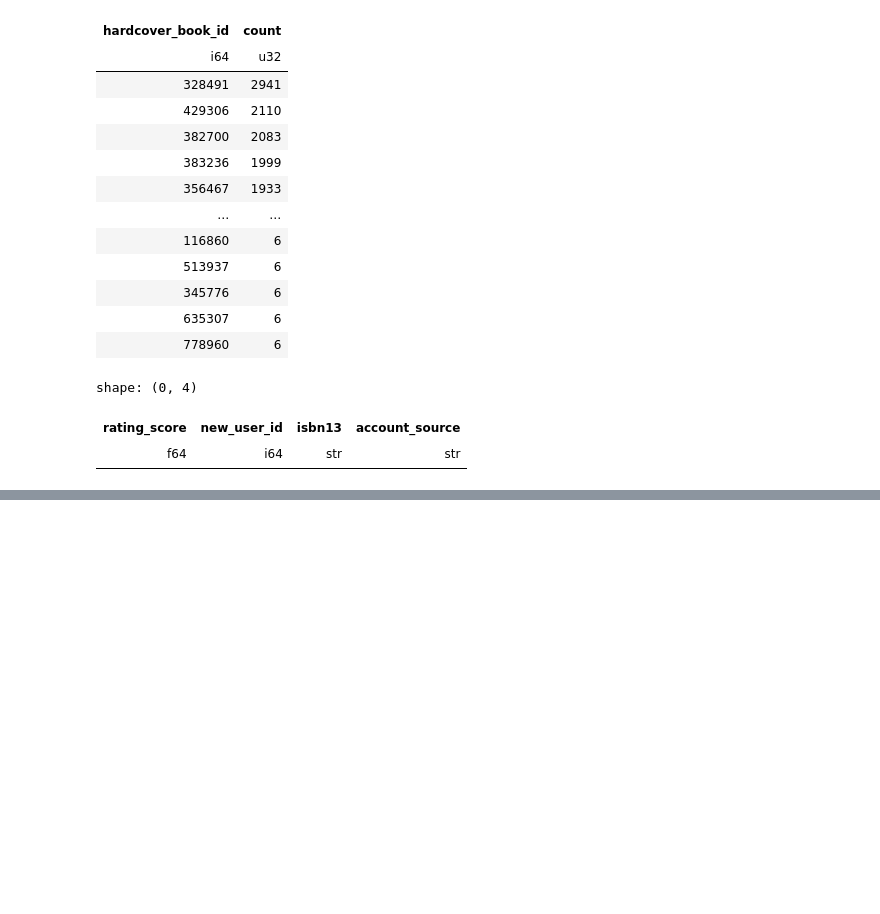
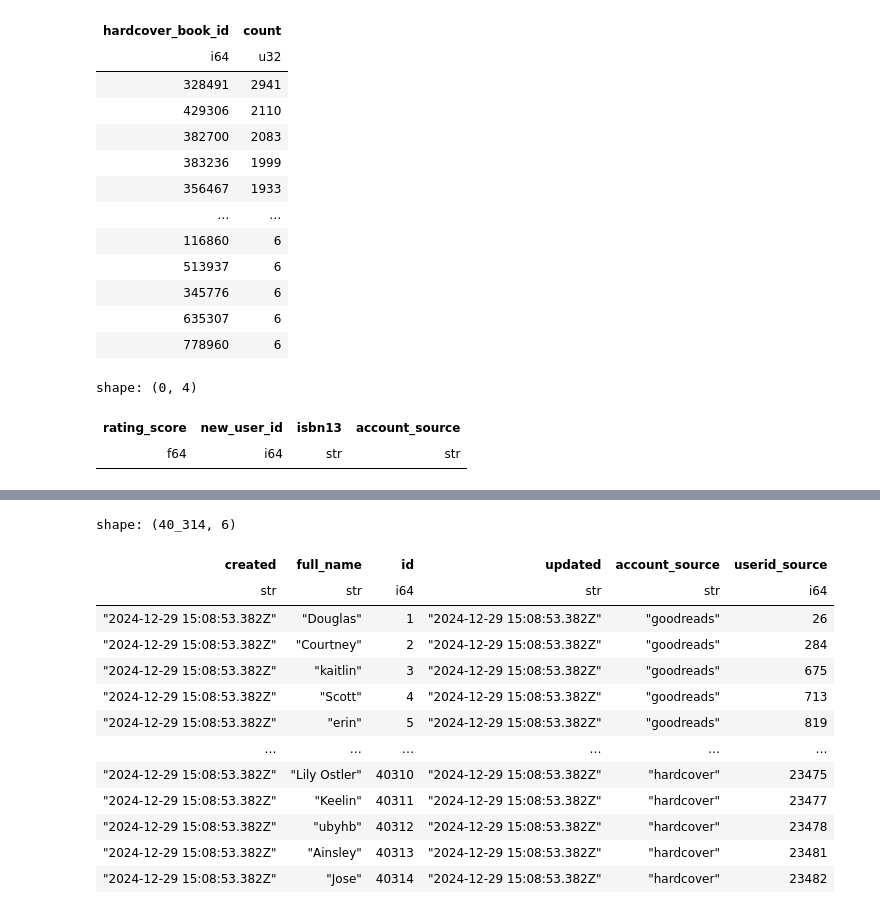
Before and after one commit to hwangisgone/book-rec-2, a Jupyter notebook: data-pipeline/merge_clean.ipynb, the cells around one changed output, grey strips where cells are left out. Cells and saved outputs as stored; diff of their text form; code cells hidden in the pictures; blank space fills up the shorter version.

Commit message:
add file import code

```diff
--- a/data-pipeline/merge_clean.ipynb
+++ b/data-pipeline/merge_clean.ipynb
@@ -882,0 +972,5 @@ shape: (9, 16)
+# %%
+from datetime import datetime, timezone
+today_iso = datetime.now(timezone.utc).strftime("%Y-%m-%d %H:%M:%S.%f")[:-3] + "Z"
+
+print(today_iso)
@@ -882,0 +1157,3 @@ shape: (9, 16)
+# %%
+user_df = pl.read_csv('datalake/clean_merge/users.csv').rename({'new_user_id':'id'})
+user_df
@@ -882,0 +1175,24 @@ shape: (9, 16)
+# %%
+user_df_toimport = user_df.with_columns(
+    pl.lit(today_iso).alias('created'),
+    pl.lit(today_iso).alias('updated')
+).select([
+    'created','full_name','id','updated','account_source','userid_source'
+])
+
+user_df_toimport
+# %% [output]
+shape: (40_314, 6)
+| created | full_name | id | updated | account_source | userid_source |
+| str | str | i64 | str | str | i64 |
+| "2024-12-29 15:08:53.382Z" | "Douglas" | 1 | "2024-12-29 15:08:53.382Z" | "goodreads" | 26 |
+| "2024-12-29 15:08:53.382Z" | "Courtney" | 2 | "2024-12-29 15:08:53.382Z" | "goodreads" | 284 |
+| "2024-12-29 15:08:53.382Z" | "kaitlin" | 3 | "2024-12-29 15:08:53.382Z" | "goodreads" | 675 |
+| "2024-12-29 15:08:53.382Z" | "Scott" | 4 | "2024-12-29 15:08:53.382Z" | "goodreads" | 713 |
+| "2024-12-29 15:08:53.382Z" | "erin" | 5 | "2024-12-29 15:08:53.382Z" | "goodreads" | 819 |
+| … | … | … | … | … | … |
+| "2024-12-29 15:08:53.382Z" | "Lily Ostler" | 40310 | "2024-12-29 15:08:53.382Z" | "hardcover" | 23475 |
+| "2024-12-29 15:08:53.382Z" | "Keelin" | 40311 | "2024-12-29 15:08:53.382Z" | "hardcover" | 23477 |
+| "2024-12-29 15:08:53.382Z" | "ubyhb" | 40312 | "2024-12-29 15:08:53.382Z" | "hardcover" | 23478 |
+| "2024-12-29 15:08:53.382Z" | "Ainsley" | 40313 | "2024-12-29 15:08:53.382Z" | "hardcover" | 23481 |
+| "2024-12-29 15:08:53.382Z" | "Jose" | 40314 | "2024-12-29 15:08:53.382Z" | "hardcover" | 23482 |
```
Also changed, not shown: parts of 38 cells of this notebook, 2 other files.
